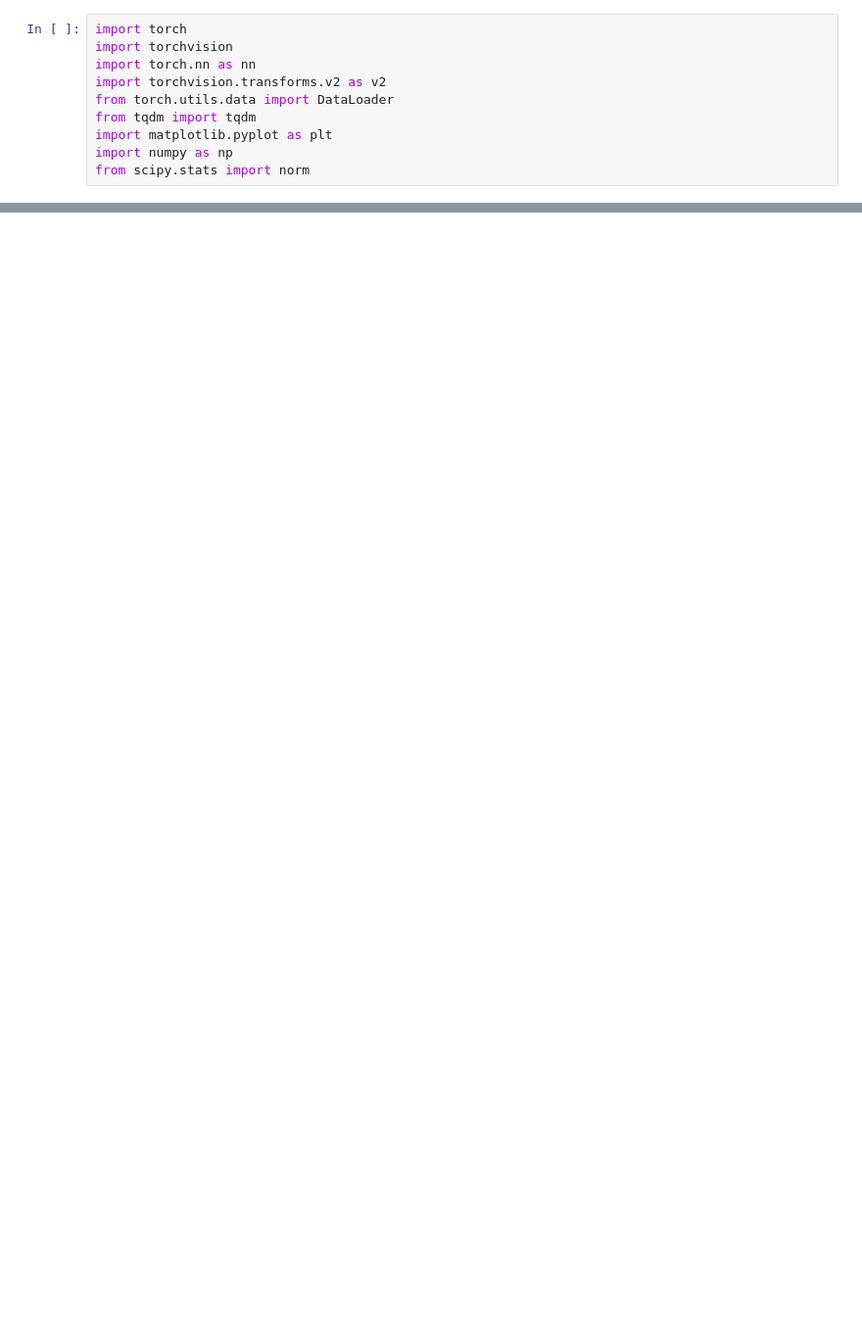
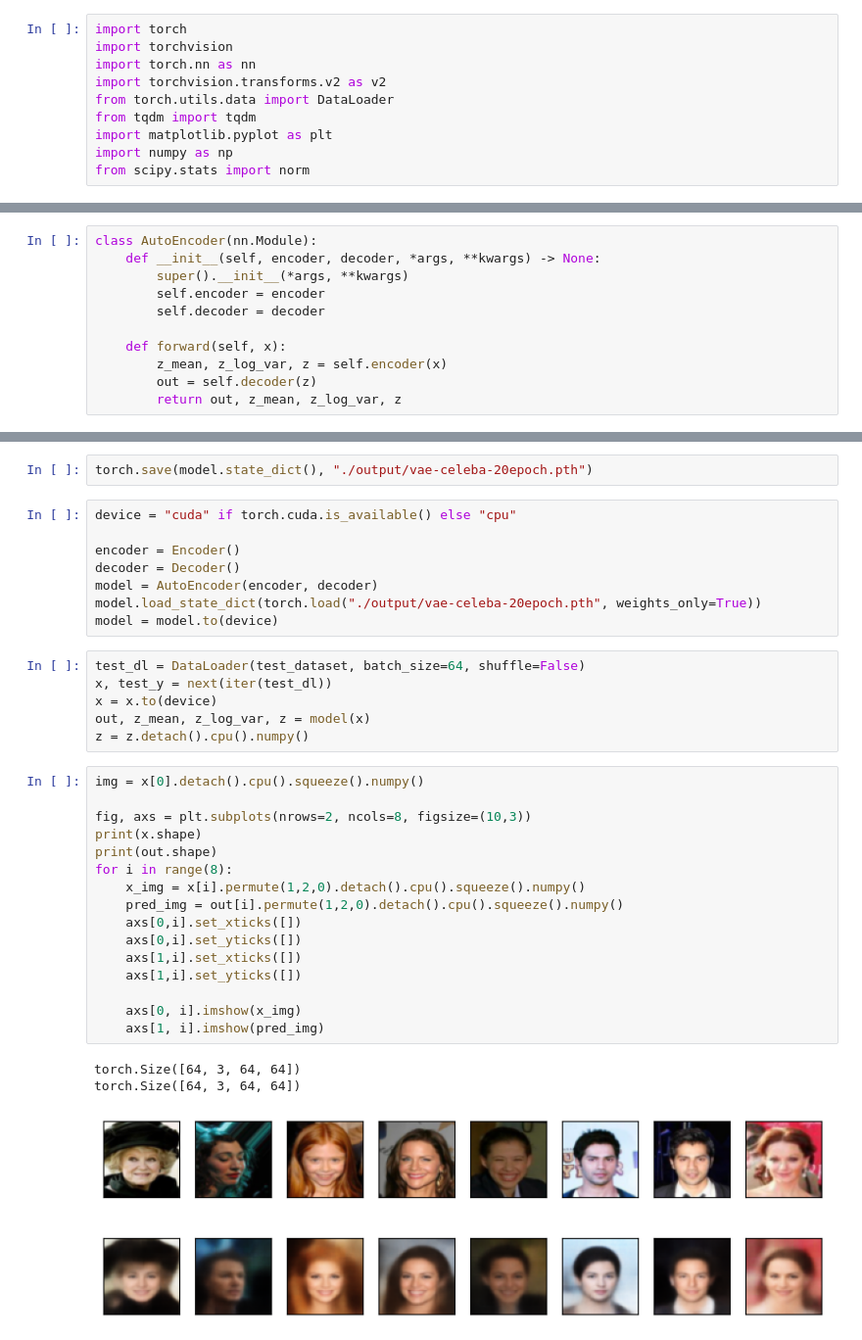
Before and after one commit to joseph-jingi-jung/generative-dl-2nd, a Jupyter notebook: vae-celeba.ipynb, the cells around one changed output, grey strips where cells are left out. Shown at 98% size. Drawn from its saved outputs; the diff is of its cells as text; blank space fills up the shorter version.

```diff
--- a/vae-celeba.ipynb
+++ b/vae-celeba.ipynb
@@ -26,0 +196,11 @@ RuntimeError: The MD5 checksum of the download file ./dataset\celeba\img_align_c
+# %%
+class AutoEncoder(nn.Module):
+    def __init__(self, encoder, decoder, *args, **kwargs) -> None:
+        super().__init__(*args, **kwargs)
+        self.encoder = encoder
+        self.decoder = decoder
+
+    def forward(self, x):
+        z_mean, z_log_var, z = self.encoder(x)
+        out = self.decoder(z)
+        return out, z_mean, z_log_var, z
@@ -26,0 +252,36 @@ RuntimeError: The MD5 checksum of the download file ./dataset\celeba\img_align_c
+# %%
+torch.save(model.state_dict(), "./output/vae-celeba-20epoch.pth")
+# %%
+device = "cuda" if torch.cuda.is_available() else "cpu"
+
+encoder = Encoder()
+decoder = Decoder()
+model = AutoEncoder(encoder, decoder)
+model.load_state_dict(torch.load("./output/vae-celeba-20epoch.pth", weights_only=True))
+model = model.to(device)
+# %%
+test_dl = DataLoader(test_dataset, batch_size=64, shuffle=False)
+x, test_y = next(iter(test_dl))
+x = x.to(device)
+out, z_mean, z_log_var, z = model(x)
+z = z.detach().cpu().numpy()
+# %%
+img = x[0].detach().cpu().squeeze().numpy()
+
+fig, axs = plt.subplots(nrows=2, ncols=8, figsize=(10,3))
+print(x.shape)
+print(out.shape)
+for i in range(8):
+    x_img = x[i].permute(1,2,0).detach().cpu().squeeze().numpy()
+    pred_img = out[i].permute(1,2,0).detach().cpu().squeeze().numpy()
+    axs[0,i].set_xticks([])
+    axs[0,i].set_yticks([])
+    axs[1,i].set_xticks([])
+    axs[1,i].set_yticks([])
+
+    axs[0, i].imshow(x_img)
+    axs[1, i].imshow(pred_img)
+# %% [output]
+torch.Size([64, 3, 64, 64])
+torch.Size([64, 3, 64, 64])
+[figure, added]
```
Also changed, not shown: parts of 18 cells of this notebook.
